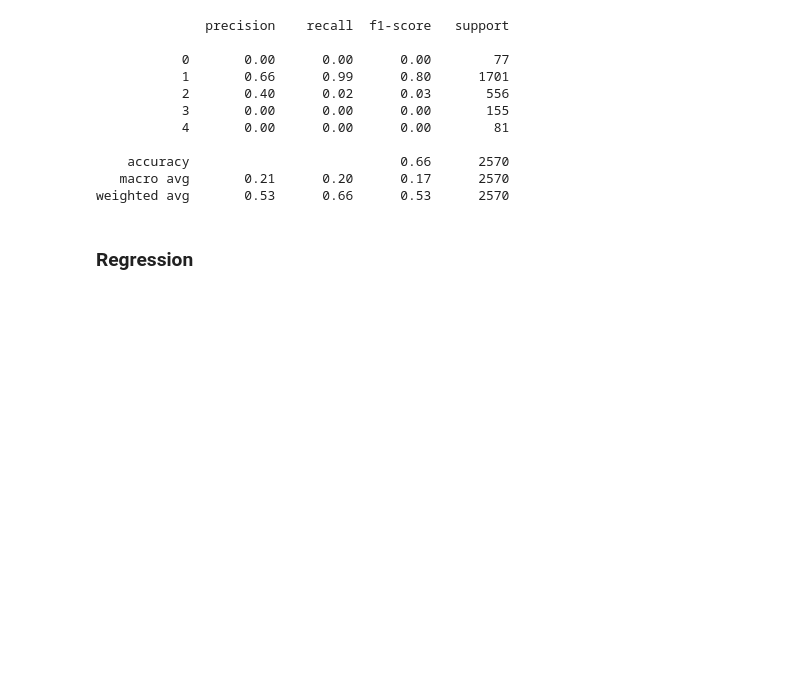
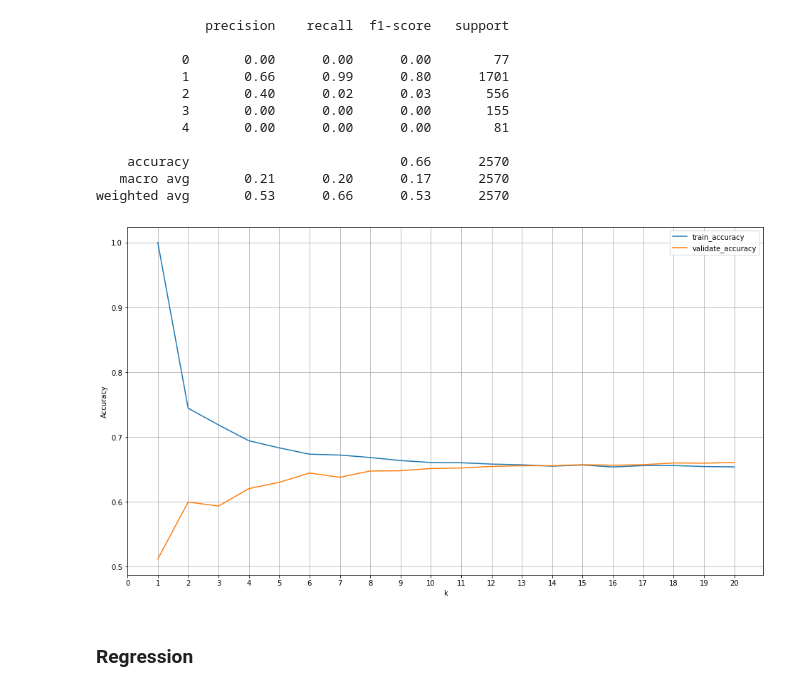
Before and after one commit to lochlynlaskowski/Airline_delays, a Jupyter notebook: Airline delays - explore.ipynb, the cells around one changed output. Cells and saved outputs as stored; diff of their text form; code cells hidden in the pictures; blank space fills up the shorter version.

```diff
--- a/Airline delays - explore.ipynb
+++ b/Airline delays - explore.ipynb
@@ -846,6 +851,40 @@ print(classification_report(y_validate, y_pred))
     accuracy                           0.66      2570
    macro avg       0.21      0.20      0.17      2570
 weighted avg       0.53      0.66      0.53      2570
+# %%
+metrics = []
+
+# loop through different values of k
+for k in range(1, 21):
+
+    # define the thing
+    knn = KNeighborsClassifier(n_neighbors=k)
+
+    # fit the thing (remmeber only fit on training data)
+    knn.fit(X_train, y_train)
+
+    # use the thing (calculate accuracy)
+    train_accuracy = knn.score(X_train, y_train)
+    validate_accuracy = knn.score(X_validate, y_validate)
+
+    output = {
+        "k": k,
+        "train_accuracy": train_accuracy,
+        "validate_accuracy": validate_accuracy
+    }
+
+    metrics.append(output)
+
+# make a dataframe
+results = pd.DataFrame(metrics)
+
+# plot the data
+results.set_index('k').plot(figsize = (16,9))
+plt.ylabel('Accuracy')
+plt.xticks(np.arange(0,21,1))
+plt.grid()
+# %% [output]
+[figure, added]
 # %% [markdown]
 ### Regression
 # %%
```
Also changed, not shown: parts of 8 cells of this notebook, 3 other files.
